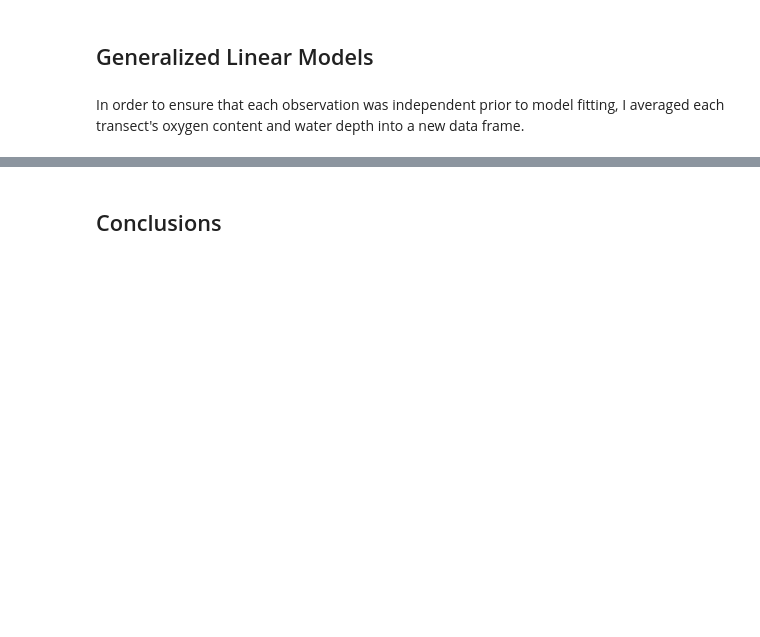
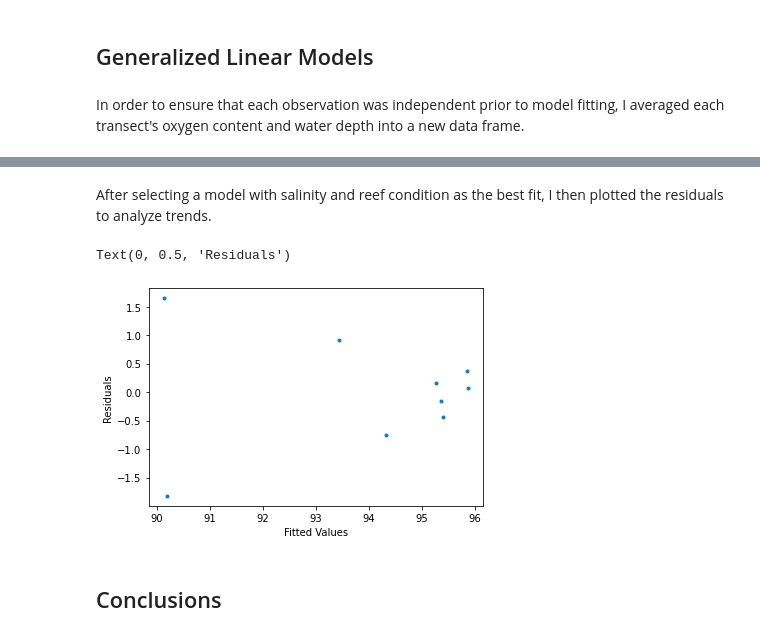
Before and after one commit to isaakh12/final_project, a Jupyter notebook: final_project.ipynb, the cells around one changed output, grey strips where cells are left out. Saved outputs shown, nothing was run; the diff lists cells and outputs as text; code cells hidden in the pictures; blank space fills up the shorter version.

```diff
--- a/final_project.ipynb
+++ b/final_project.ipynb
@@ -97,3 +124,10 @@ make_pca(df, ['temp', 'salinity', 'oxygen'])
 ## Generalized Linear Models
 # %% [markdown]
 In order to ensure that each observation was independent prior to model fitting, I averaged each transect's oxygen content and water depth into a new data frame.
+# %%
+oxy_means, temp_means, sal_means, depth_means, reef_means, transect_list = [], [], [], [], [], []
+for i in np.unique(df['transect']):
+    transect_sub, oxy_interp_linear, oxy_interp_cubic, min_oxy, max_oxy = create_datasets(df, i, 'oxygen')
+    mean_maker(transect_sub, i, oxy_means, temp_means, sal_means, depth_means, reef_means, transect_list)
+df_means = pd.DataFrame(list(zip(transect_list, oxy_means, temp_means, sal_means, depth_means, reef_means)), \
+                        columns = ['transect', 'oxygen', 'temp', 'salinity', 'depth', 'reef'])
@@ -109,3 +188,3 @@ model_depth.summary()
 # %%
-model_reef = smf.ols('oxygen ~ 1 + reef', data = df_means).fit()
-model_reef.summary()
+model_reefsal = smf.ols('oxygen ~ 1 + reef + salinity', data = df_means).fit()
+model_reefsal.summary()
@@ -118,10 +242,15 @@ model_final = smf.ols('oxygen ~ 1 + salinity + reef', data = df_means).fit()
+# %% [markdown]
+After selecting a model with salinity and reef condition as the best fit, I then plotted the residuals to analyze trends.
 # %%
-fv = model_final.fittedvalues
-resid = model_final.resid
+fv = model_reefsal.fittedvalues
+resid = model_reefsal.resid
 plt.figure()
 plt.plot(fv, resid, '.')
 plt.xlabel("Fitted Values")
 plt.ylabel("Residuals")
+# %% [output]
+Text(0, 0.5, 'Residuals')
+[figure, added]
 # %% [markdown]
 ## Conclusions
 # %% [markdown]
```
Also changed, not shown: parts of 20 cells of this notebook, 3 other files.
